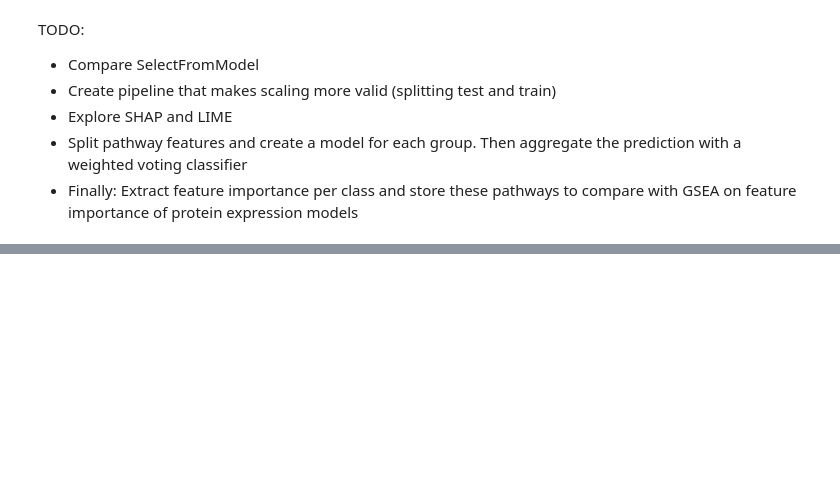
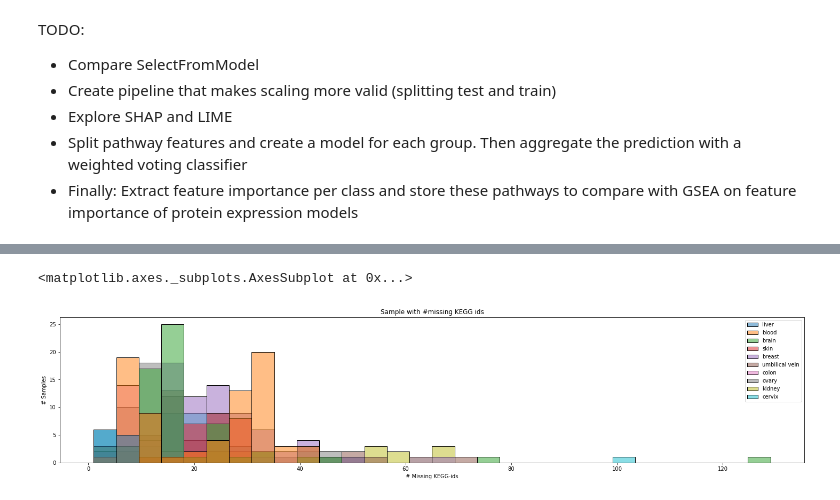
Before and after one commit to SamvPy/Master_thesis_AJ_22_23, a Jupyter notebook: master_thesis/Atlas_analysis/KEGG_mapping.ipynb, the cells around one changed output, grey strips where cells are left out. Cells and saved outputs as stored; diff of their text form; code cells hidden in the pictures; blank space fills up the shorter version.

```diff
--- a/master_thesis/Atlas_analysis/KEGG_mapping.ipynb
+++ b/master_thesis/Atlas_analysis/KEGG_mapping.ipynb
@@ -500,0 +535,2 @@ TODO:
+# %%
+df = pd.read_csv("pathway_dataset.csv")
@@ -500,0 +552,9 @@ TODO:
+# %%
+plt.figure(figsize = (25,5))
+plt.title("Sample with #missing KEGG ids")
+plt.xlabel("# Missing KEGG-ids")
+plt.ylabel("# Samples")
+sns.histplot(x=(df == 0).sum(axis = 1), hue = target_encoder.inverse_transform(y))
+# %% [output]
+<matplotlib.axes._subplots.AxesSubplot at 0x...>
+[figure, added]
```
Also changed, not shown: parts of 35 cells of this notebook, 13 other files.
